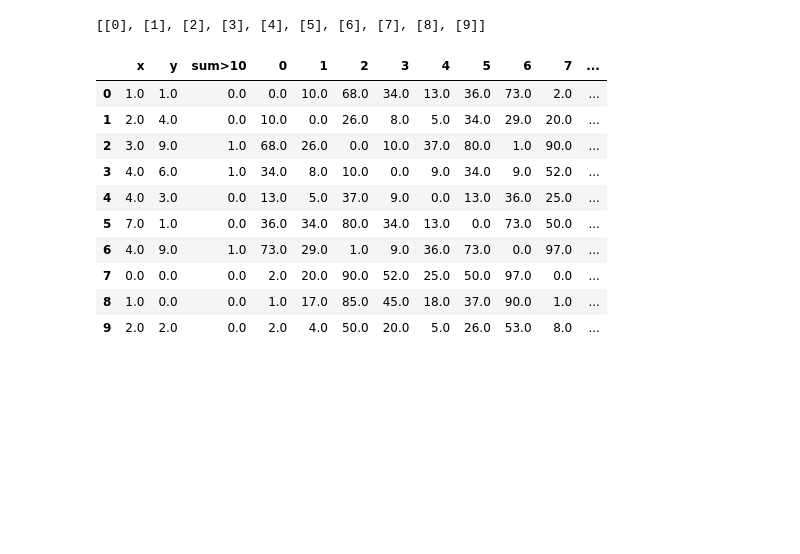
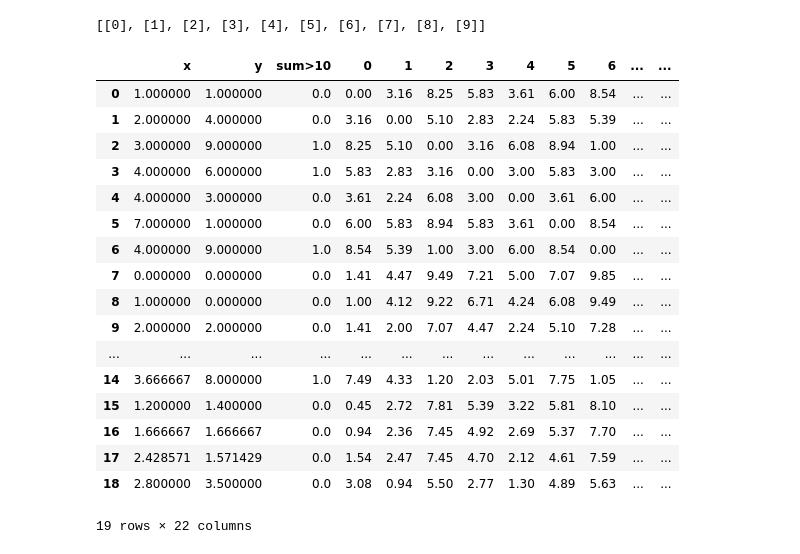
Before and after one commit to ananyaraju/CSE4020-ML-lab, a Jupyter notebook: 6-Hierarchical-Clustering/hierarchical-clustering.ipynb, the cells around one changed output. Saved outputs shown, nothing was run; the diff lists cells and outputs as text; code cells hidden in the pictures; blank space fills up the shorter version.

```diff
--- a/6-Hierarchical-Clustering/hierarchical-clustering.ipynb
+++ b/6-Hierarchical-Clustering/hierarchical-clustering.ipynb
@@ -56,21 +53,28 @@ clusters
 # %%
 # distance matrix
 for i in range(len(df)):
-    df[i] = (df['x']-df.loc[df.index[i], 'x'])**2 + (df['y']-df.loc[df.index[i], 'y'])**2
+    df[i] = round(((df['x']-df.loc[df.index[i], 'x'])**2 + (df['y']-df.loc[df.index[i], 'y'])**2)**0.5, 2)
 
 df
 # %% [output]
-|  | x | y | sum>10 | 0 | 1 | 2 | 3 | 4 | 5 | 6 | 7 | ... |
-| 0 | 1.0 | 1.0 | 0.0 | 0.0 | 10.0 | 68.0 | 34.0 | 13.0 | 36.0 | 73.0 | 2.0 | ... |
-| 1 | 2.0 | 4.0 | 0.0 | 10.0 | 0.0 | 26.0 | 8.0 | 5.0 | 34.0 | 29.0 | 20.0 | ... |
-| 2 | 3.0 | 9.0 | 1.0 | 68.0 | 26.0 | 0.0 | 10.0 | 37.0 | 80.0 | 1.0 | 90.0 | ... |
-| 3 | 4.0 | 6.0 | 1.0 | 34.0 | 8.0 | 10.0 | 0.0 | 9.0 | 34.0 | 9.0 | 52.0 | ... |
-| 4 | 4.0 | 3.0 | 0.0 | 13.0 | 5.0 | 37.0 | 9.0 | 0.0 | 13.0 | 36.0 | 25.0 | ... |
-| 5 | 7.0 | 1.0 | 0.0 | 36.0 | 34.0 | 80.0 | 34.0 | 13.0 | 0.0 | 73.0 | 50.0 | ... |
-| 6 | 4.0 | 9.0 | 1.0 | 73.0 | 29.0 | 1.0 | 9.0 | 36.0 | 73.0 | 0.0 | 97.0 | ... |
-| 7 | 0.0 | 0.0 | 0.0 | 2.0 | 20.0 | 90.0 | 52.0 | 25.0 | 50.0 | 97.0 | 0.0 | ... |
-| 8 | 1.0 | 0.0 | 0.0 | 1.0 | 17.0 | 85.0 | 45.0 | 18.0 | 37.0 | 90.0 | 1.0 | ... |
-| 9 | 2.0 | 2.0 | 0.0 | 2.0 | 4.0 | 50.0 | 20.0 | 5.0 | 26.0 | 53.0 | 8.0 | ... |
+|  | x | y | sum>10 | 0 | 1 | 2 | 3 | 4 | 5 | 6 | ... | ... |
+| 0 | 1.000000 | 1.000000 | 0.0 | 0.00 | 3.16 | 8.25 | 5.83 | 3.61 | 6.00 | 8.54 | ... | ... |
+| 1 | 2.000000 | 4.000000 | 0.0 | 3.16 | 0.00 | 5.10 | 2.83 | 2.24 | 5.83 | 5.39 | ... | ... |
+| 2 | 3.000000 | 9.000000 | 1.0 | 8.25 | 5.10 | 0.00 | 3.16 | 6.08 | 8.94 | 1.00 | ... | ... |
+| 3 | 4.000000 | 6.000000 | 1.0 | 5.83 | 2.83 | 3.16 | 0.00 | 3.00 | 5.83 | 3.00 | ... | ... |
+| 4 | 4.000000 | 3.000000 | 0.0 | 3.61 | 2.24 | 6.08 | 3.00 | 0.00 | 3.61 | 6.00 | ... | ... |
+| 5 | 7.000000 | 1.000000 | 0.0 | 6.00 | 5.83 | 8.94 | 5.83 | 3.61 | 0.00 | 8.54 | ... | ... |
+| 6 | 4.000000 | 9.000000 | 1.0 | 8.54 | 5.39 | 1.00 | 3.00 | 6.00 | 8.54 | 0.00 | ... | ... |
+| 7 | 0.000000 | 0.000000 | 0.0 | 1.41 | 4.47 | 9.49 | 7.21 | 5.00 | 7.07 | 9.85 | ... | ... |
+| 8 | 1.000000 | 0.000000 | 0.0 | 1.00 | 4.12 | 9.22 | 6.71 | 4.24 | 6.08 | 9.49 | ... | ... |
+| 9 | 2.000000 | 2.000000 | 0.0 | 1.41 | 2.00 | 7.07 | 4.47 | 2.24 | 5.10 | 7.28 | ... | ... |
+| ... | ... | ... | ... | ... | ... | ... | ... | ... | ... | ... | ... | ... |
+| 14 | 3.666667 | 8.000000 | 1.0 | 7.49 | 4.33 | 1.20 | 2.03 | 5.01 | 7.75 | 1.05 | ... | ... |
+| 15 | 1.200000 | 1.400000 | 0.0 | 0.45 | 2.72 | 7.81 | 5.39 | 3.22 | 5.81 | 8.10 | ... | ... |
+| 16 | 1.666667 | 1.666667 | 0.0 | 0.94 | 2.36 | 7.45 | 4.92 | 2.69 | 5.37 | 7.70 | ... | ... |
+| 17 | 2.428571 | 1.571429 | 0.0 | 1.54 | 2.47 | 7.45 | 4.70 | 2.12 | 4.61 | 7.59 | ... | ... |
+| 18 | 2.800000 | 3.500000 | 0.0 | 3.08 | 0.94 | 5.50 | 2.77 | 1.30 | 4.89 | 5.63 | ... | ... |
+19 rows × 22 columns
 # %%
 merged_clusters = []
 
```
Also changed, not shown: parts of 2 cells of this notebook, 2 other files.
